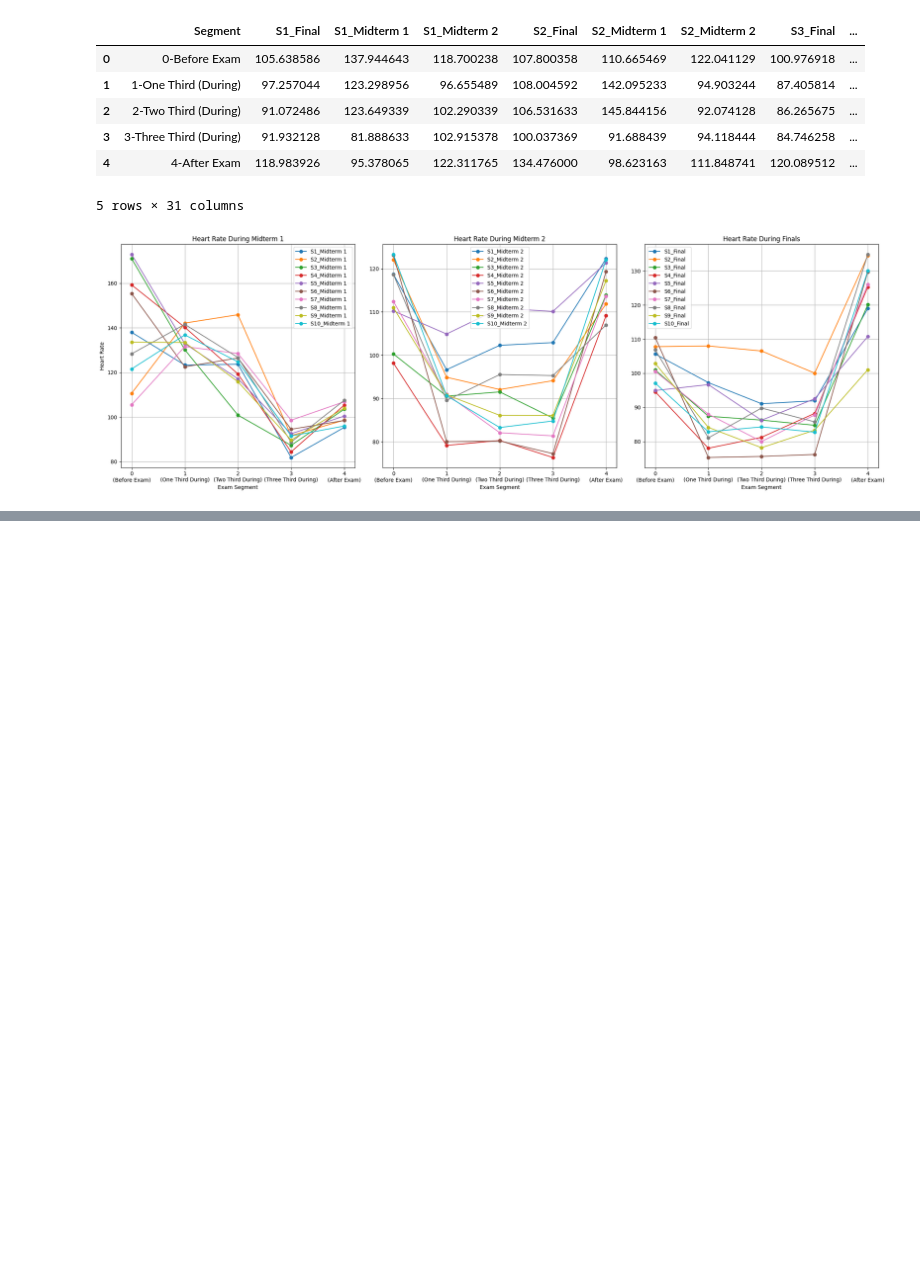
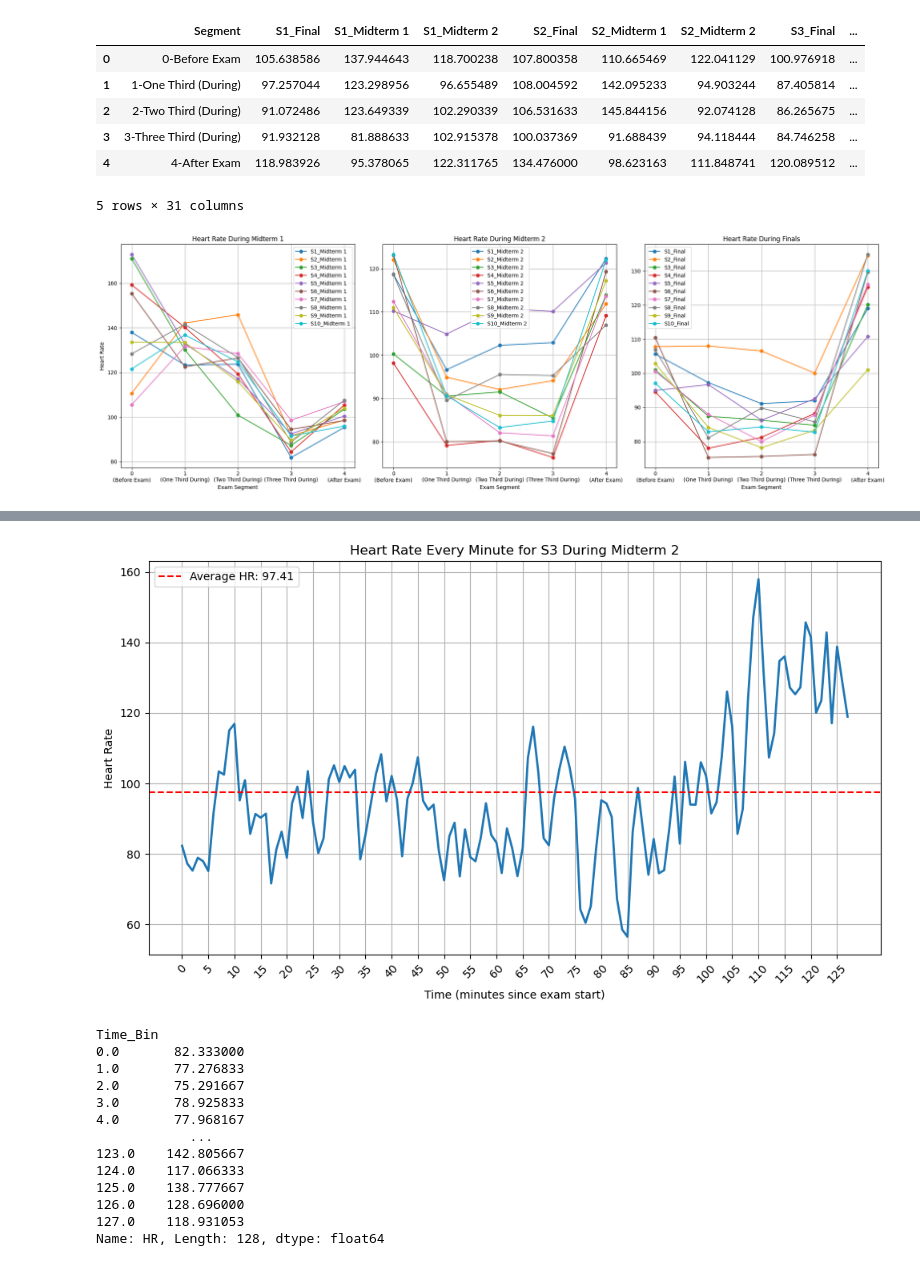
Before and after one commit to kiwwifruit/project3, a Jupyter notebook: not_use/hr.ipynb, the cells around one changed output, grey strips where cells are left out. Drawn from its saved outputs; the diff is of its cells as text; code cells hidden in the pictures; blank space fills up the shorter version.

```diff
--- a/not_use/hr.ipynb
+++ b/not_use/hr.ipynb
@@ -322,0 +385,17 @@ plt.show()
+# %%
+get_data('S3', 'Midterm 2', time_adjustment=1)
+# %% [output]
+[figure, added]
+Time_Bin
+0.0       82.333000
+1.0       77.276833
+2.0       75.291667
+3.0       78.925833
+4.0       77.968167
+            ...
+123.0    142.805667
+124.0    117.066333
+125.0    138.777667
+126.0    128.696000
+127.0    118.931053
+Name: HR, Length: 128, dtype: float64
```
Also changed, not shown: parts of 3 cells of this notebook, 12 other files.
